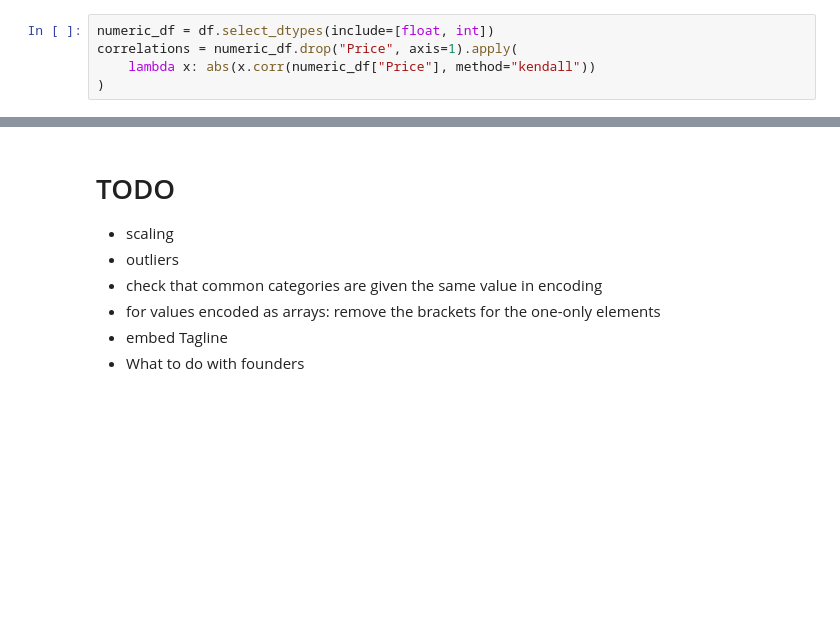
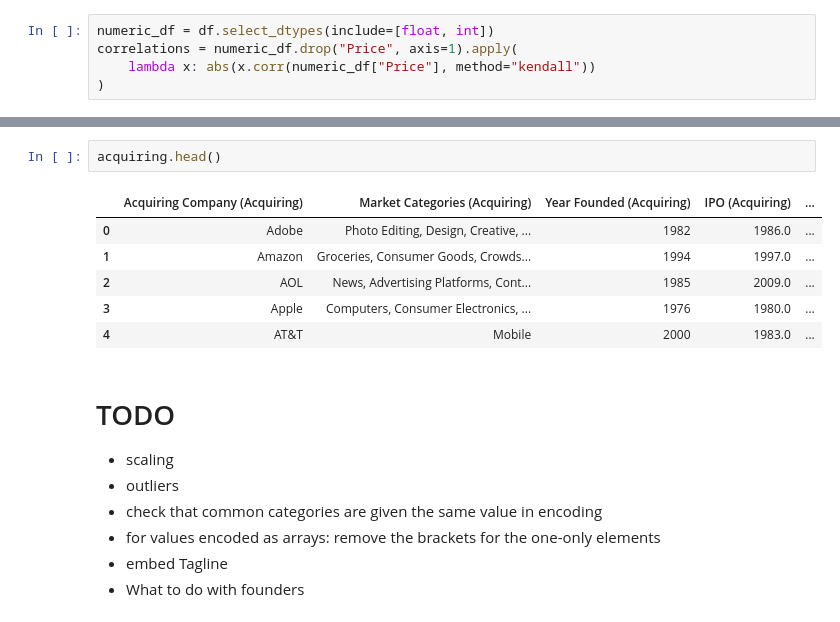
Before and after one commit to Omar-Elhakim/TechCompaniesPricePrediction, a Jupyter notebook: main.ipynb, the cells around one changed output, grey strips where cells are left out. Saved outputs shown, nothing was run; the diff lists cells and outputs as text; blank space fills up the shorter version.

```diff
--- a/main.ipynb
+++ b/main.ipynb
@@ -722,3 +756,12 @@ dtype: float64
+# %%
+acquiring.head()
+# %% [output]
+|  | Acquiring Company (Acquiring) | Market Categories (Acquiring) | Year Founded (Acquiring) | IPO (Acquiring) | ... |
+| 0 | Adobe | Photo Editing, Design, Creative, ... | 1982 | 1986.0 | ... |
+| 1 | Amazon | Groceries, Consumer Goods, Crowds... | 1994 | 1997.0 | ... |
+| 2 | AOL | News, Advertising Platforms, Cont... | 1985 | 2009.0 | ... |
+| 3 | Apple | Computers, Consumer Electronics, ... | 1976 | 1980.0 | ... |
+| 4 | AT&T | Mobile | 2000 | 1983.0 | ... |
 # %% [markdown]
 # TODO
 * scaling
```
Also changed, not shown: parts of 7 cells of this notebook, 1 other file.
